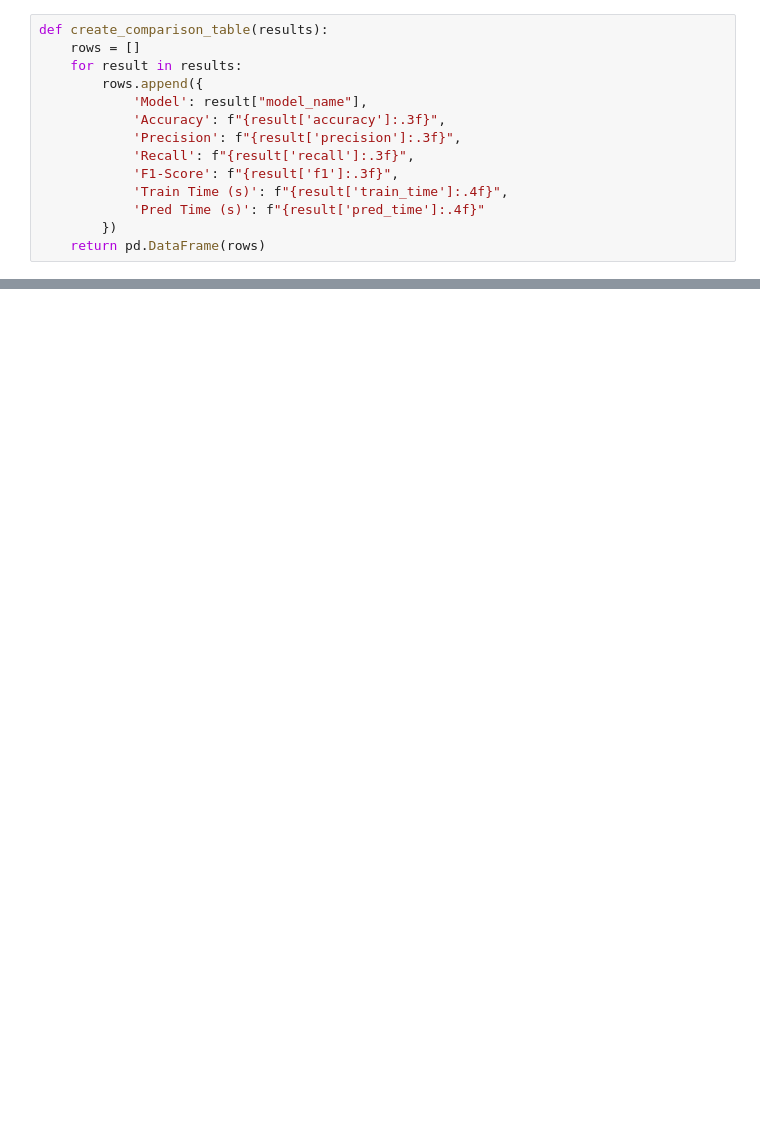
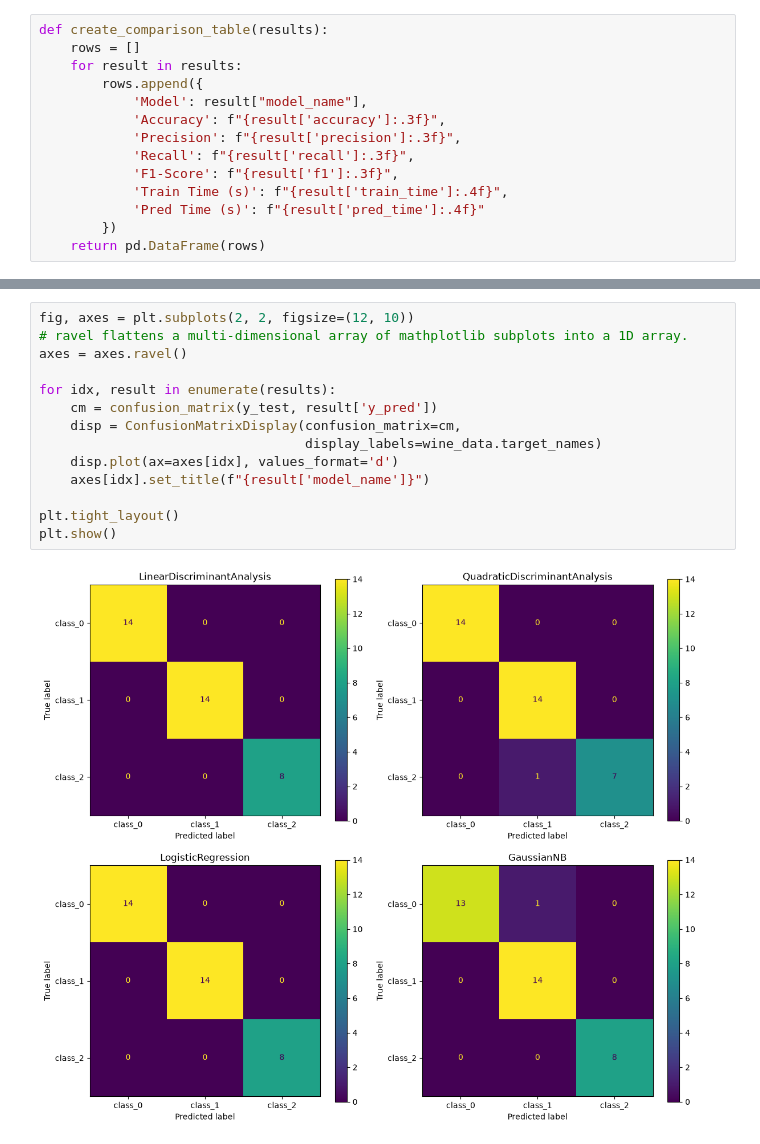
Before and after one commit to chadiboudaher/10000-hours-ml, a Jupyter notebook: projects/wine-dataset/wine_comparison.ipynb, the cells around one changed output, grey strips where cells are left out. Cells and saved outputs as stored; diff of their text form; blank space fills up the shorter version.

Commit message:
feat: create confusion matrix for each model for clearer comparison

```diff
--- a/projects/wine-dataset/wine_comparison.ipynb
+++ b/projects/wine-dataset/wine_comparison.ipynb
@@ -253 +254,17 @@ create_comparison_table(results)
 | 3 | GaussianNB | 0.972 | 0.974 | 0.972 | 0.972 | 0.0012 | 0.0003 |
+# %%
+fig, axes = plt.subplots(2, 2, figsize=(12, 10))
+# ravel flattens a multi-dimensional array of mathplotlib subplots into a 1D array.
+axes = axes.ravel()
+
+for idx, result in enumerate(results):
+    cm = confusion_matrix(y_test, result['y_pred'])
+    disp = ConfusionMatrixDisplay(confusion_matrix=cm,
+                                  display_labels=wine_data.target_names)
+    disp.plot(ax=axes[idx], values_format='d')
+    axes[idx].set_title(f"{result['model_name']}")
+
+plt.tight_layout()
+plt.show()
+# %% [output]
+[figure, added]
```
Also changed, not shown: parts of 4 cells of this notebook.
